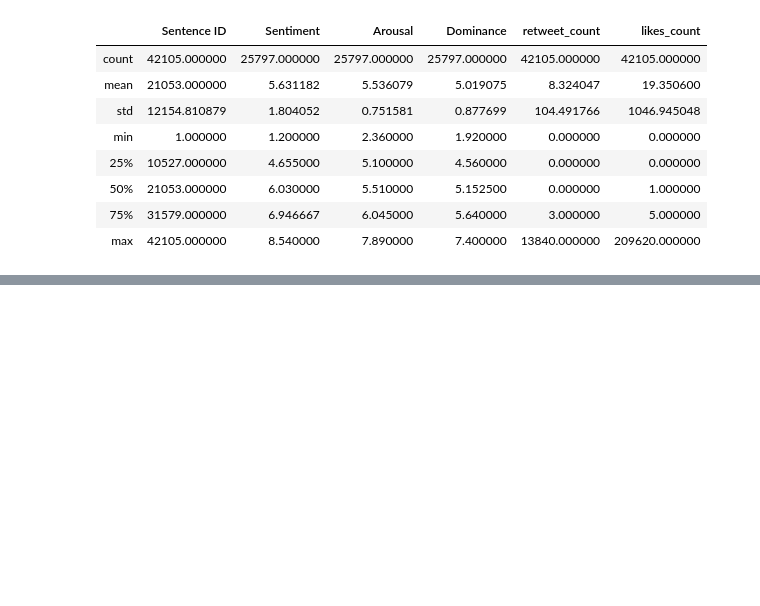
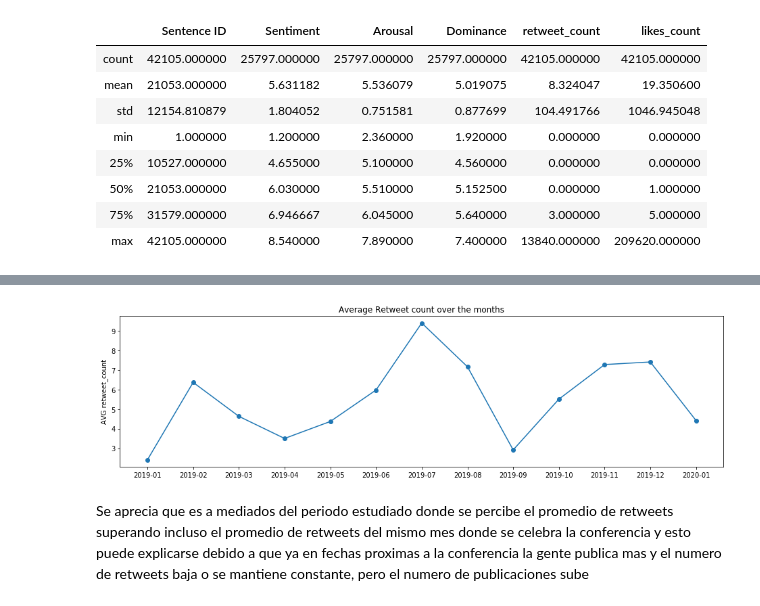
Before and after one commit to chrisgcs/BW_Proyecto, a Jupyter notebook: Word Vectors y Sentiment.ipynb, the cells around one changed output, grey strips where cells are left out. Saved outputs shown, nothing was run; the diff lists cells and outputs as text; code cells hidden in the pictures; blank space fills up the shorter version.

```diff
--- a/Word Vectors y Sentiment.ipynb
+++ b/Word Vectors y Sentiment.ipynb
@@ -735,6 +735,10 @@ df_sent_en = df_sent_en.astype({'Sentiment': 'float64'})
 import datetime
 df_sent_es.index = pd.to_datetime(df_sent_es['date'],format='%Y-%m-%d')
 by_fecha_es = df_sent_es.groupby(by=[df_sent_es.index.month, df_sent_es.index.year])
+df_sent_en['Año-Mes'] = df_sent_en.apply(lambda row: row.date.split("-")[0]+"-"+row.date.split("-")[1], axis = 1)
+by_fecha_en = df_sent_en.groupby("Año-Mes")
+df_sent_es['Año-Mes'] = df_sent_es.apply(lambda row: row.date.split("-")[0]+"-"+row.date.split("-")[1], axis = 1)
+by_fecha_es = df_sent_es.groupby("Año-Mes")
 # %%
 keys = by_fecha_es.groups.keys()
 sentimientos_es = []
@@ -869,3 +873,32 @@ df_sent_es.loc[df_sent_es['retweet_count'] == 13840]
 |  | Sentence ID | Sentence | Sentiment | Sentiment Label | Arousal | Dominance | # Words Found | Found Words | ... |
 | date |  |  |  |  |  |  |  |  | ... |
 | 2019-09-30 | 29081 | Travelling slowly through North A... | 7.1 | positive | 6.196667 | 5.343333 | 3 out of 30 | ['as', 'plac', 'as'] | ... |
+# %%
+fechas_en = by_fecha_en["Año-Mes"].unique()
+fechas_def_en = []
+for fecha in fechas_en:
+    fechas_def_en.append(fecha[0])
+retweets_en = []
+#arousals_en = []  Senti word net no entrega arousal ni dominance
+#dominances_en = []
+for i in fechas_en:
+    promedios = by_fecha_en.get_group(i[0]).describe().retweet_count[1]
+    retweets_en.append(promedios)
+# %%
+import matplotlib.pyplot as plt
+x2 = fechas_def_en
+
+
+y2 = retweets_en
+
+plt.figure(figsize=(16,9))
+plt.subplot(2, 1, 1)
+plt.plot(x2, y2, 'o-')
+plt.title('Average Retweet count over the months')
+plt.ylabel('AVG retweet_count')
+
+plt.show()
+# %% [output]
+[figure, added]
+# %% [markdown]
+Se aprecia que es a mediados del periodo estudiado donde se percibe el promedio de retweets superando incluso el promedio de retweets del mismo mes donde se celebra la conferencia y esto puede explicarse debido a que ya en fechas proximas a la conferencia la gente publica mas y el numero de retweets baja o se mantiene constante, pero el numero de publicaciones sube
```
Also changed, not shown: parts of 3 cells of this notebook, 2 other files.
